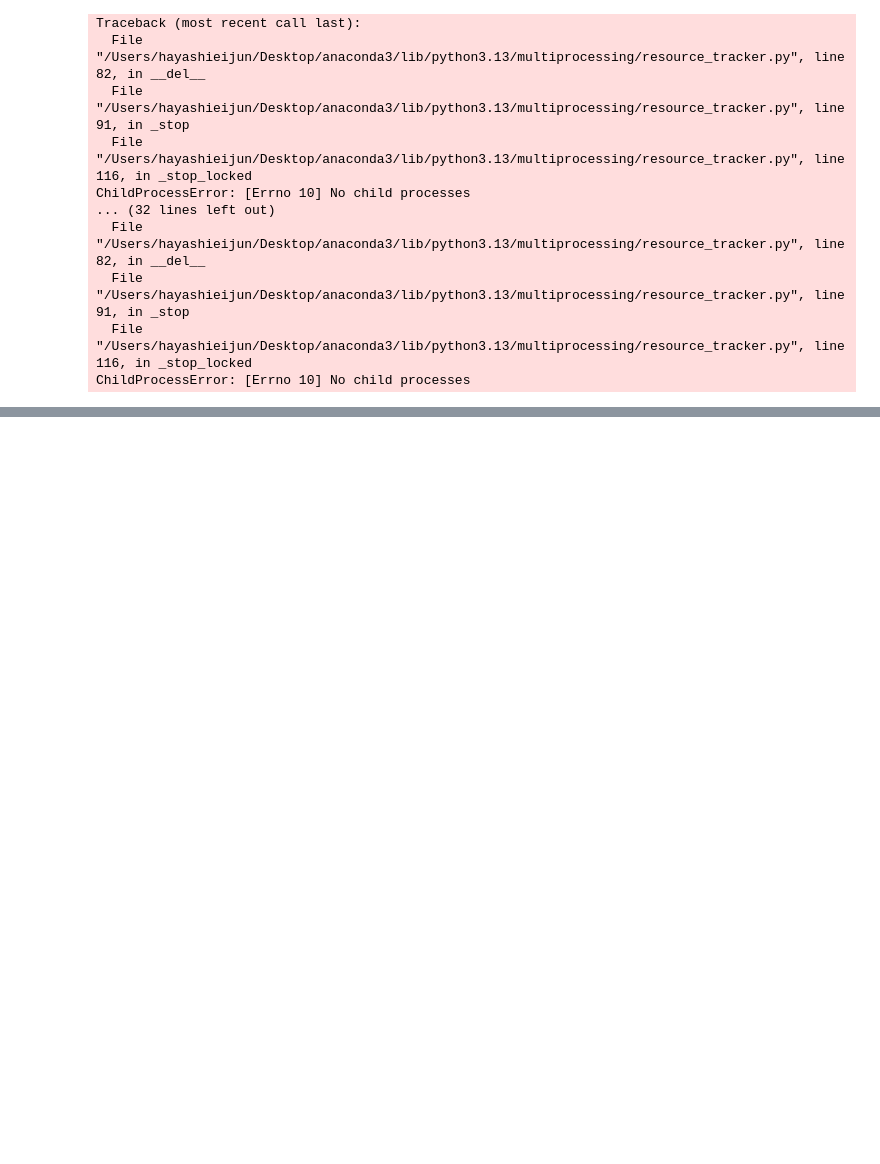
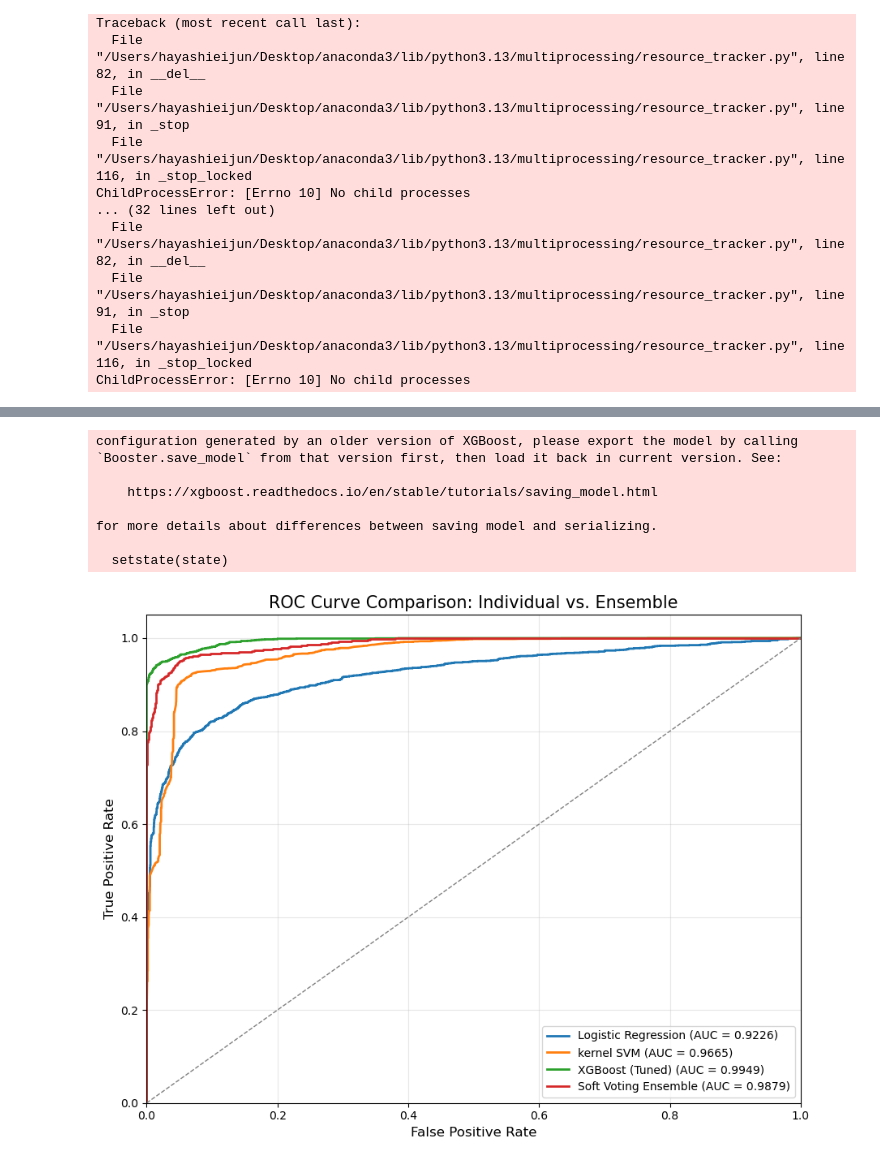
Before and after one commit to IuliaBunescu/airline-satisfaction-classification, a Jupyter notebook: notebooks/Karina_lr.ipynb, the cells around one changed output, grey strips where cells are left out. Cells and saved outputs as stored; diff of their text form; code cells hidden in the pictures; blank space fills up the shorter version.

```diff
--- a/notebooks/Karina_lr.ipynb
+++ b/notebooks/Karina_lr.ipynb
@@ -528,0 +592,60 @@ ChildProcessError: [Errno 10] No child processes
+# %%
+import joblib
+import matplotlib.pyplot as plt
+from sklearn.metrics import roc_curve, auc
+
+# 1. 讀取所有已存好的 Pipeline (確保路徑正確)
+# 這裡假設你的檔案都在 pipelines 資料夾下
+lr_pipeline = joblib.load('/Users/hayashieijun/Desktop/airline-satisfaction-classification/pipelines/logistic_regression_pipeline.pkl')
+svm_pipeline = joblib.load('/Users/hayashieijun/Desktop/airline-satisfaction-classification/pipelines/svm_pipeline.pkl')
+xgb_pipeline = joblib.load('/Users/hayashieijun/Desktop/airline-satisfaction-classification/pipelines/xgb_pipeline.pkl')
+
+# 2. 取得各模型的預測機率 (取類別 1 的機率)
+# 注意：SVM 如果當初訓練沒設 probability=True，這步會報錯
+y_score_lr = lr_pipeline.predict_proba(X_test)[:, 1]
+y_score_svm = svm_pipeline.predict_proba(X_test)[:, 1]
+y_score_xgb = xgb_pipeline.predict_proba(X_test)[:, 1]
+
+# 3. 計算 Soft Voting 的機率 (三個模型的平均值)
+y_score_soft = (y_score_lr + y_score_svm + y_score_xgb) / 3
+
+# 4. 準備繪圖數據
+models_scores = {
+    'Logistic Regression': y_score_lr,
+    'kernel SVM': y_score_svm,
+    'XGBoost (Tuned)': y_score_xgb,
+    'Soft Voting Ensemble': y_score_soft
+}
+
+# 5. 開始畫 ROC 圖
+plt.figure(figsize=(9, 7))
+
+for name, y_score in models_scores.items():
+    fpr, tpr, _ = roc_curve(y_test, y_score)
+    roc_auc = auc(fpr, tpr)
+    plt.plot(fpr, tpr, lw=2, label=f'{name} (AUC = {roc_auc:.4f})')
+
+# 畫對角基準線
+plt.plot([0, 1], [0, 1], color='gray', lw=1, linestyle='--')
+
+# 圖表美化
+plt.xlim([0.0, 1.0])
+plt.ylim([0.0, 1.05])
+plt.xlabel('False Positive Rate', fontsize=12)
+plt.ylabel('True Positive Rate', fontsize=12)
+plt.title('ROC Curve Comparison: Individual vs. Ensemble', fontsize=15)
+plt.legend(loc="lower right", fontsize=10)
+plt.grid(alpha=0.3)
+plt.tight_layout()
+
+plt.show()
+# %% [output]
+configuration generated by an older version of XGBoost, please export the model by calling
+`Booster.save_model` from that version first, then load it back in current version. See:
+
+    https://xgboost.readthedocs.io/en/stable/tutorials/saving_model.html
+
+for more details about differences between saving model and serializing.
+
+  setstate(state)
+[figure, added]
```
Also changed, not shown: parts of 3 cells of this notebook, 1 other file.
